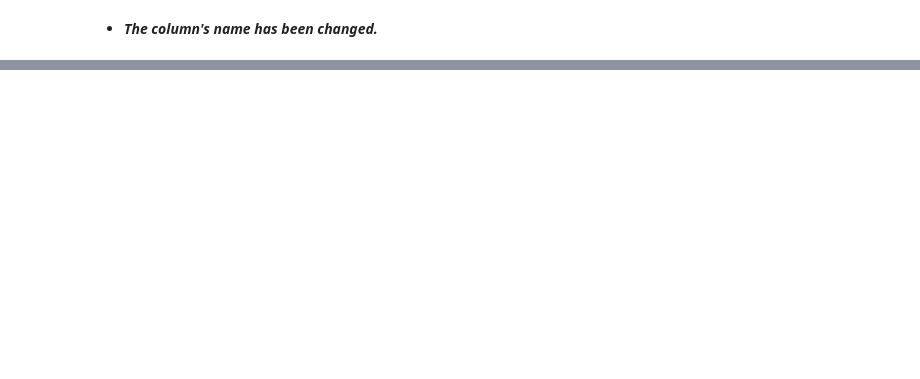
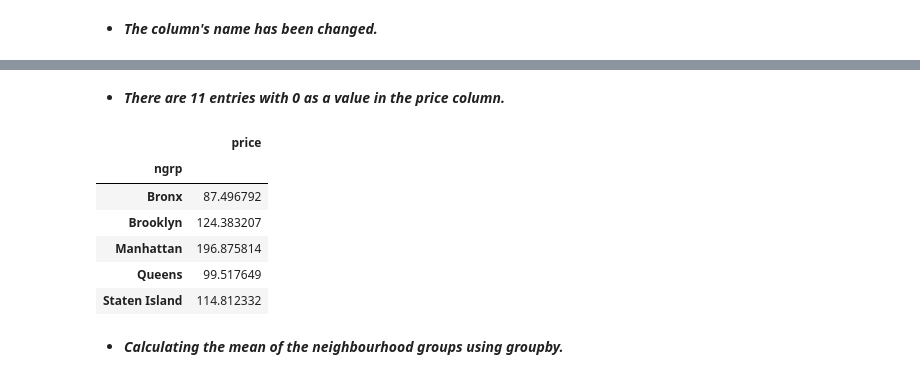
Before and after one commit to Sid-9823/Airbnb-Bookings-Analysis, a Jupyter notebook: Airbnb_Bookings_Analysis.ipynb, the cells around one changed output, grey strips where cells are left out. Cells and saved outputs as stored; diff of their text form; code cells hidden in the pictures; blank space fills up the shorter version.

```diff
--- a/Airbnb_Bookings_Analysis.ipynb
+++ b/Airbnb_Bookings_Analysis.ipynb
@@ -266,0 +234,6 @@ df[df['minn'] > 365]
+# %%
+# Handling Null values.
+
+df['name'].fillna(df['roomt'], inplace = True)
+
+df['hname'].fillna(df['roomt'], inplace = True)
@@ -266,0 +242,4 @@ df[df['minn'] > 365]
+# %%
+# Dropping columns.
+
+df.drop(columns = ['lstrvw','rvwmnth'], axis = 1, inplace = True)
@@ -266,0 +272,4 @@ df[df['minn'] > 365]
+# %%
+# Transforming entries.
+
+df['minn'] = df['minn'].apply(lambda x : 365 if x > 365 else x)
@@ -266,0 +303,16 @@ df[df['minn'] > 365]
+# %% [markdown]
+* ***There are 11 entries with 0 as a value in the price column.***
+# %%
+# Using groupby to find average.
+
+pd.DataFrame(df.groupby('ngrp')['price'].mean())
+# %% [output]
+|  | price |
+| ngrp |  |
+| Bronx | 87.496792 |
+| Brooklyn | 124.383207 |
+| Manhattan | 196.875814 |
+| Queens | 99.517649 |
+| Staten Island | 114.812332 |
+# %% [markdown]
+* ***Calculating the mean of the neighbourhood groups using groupby.***
```
Also changed, not shown: parts of 26 cells of this notebook.
